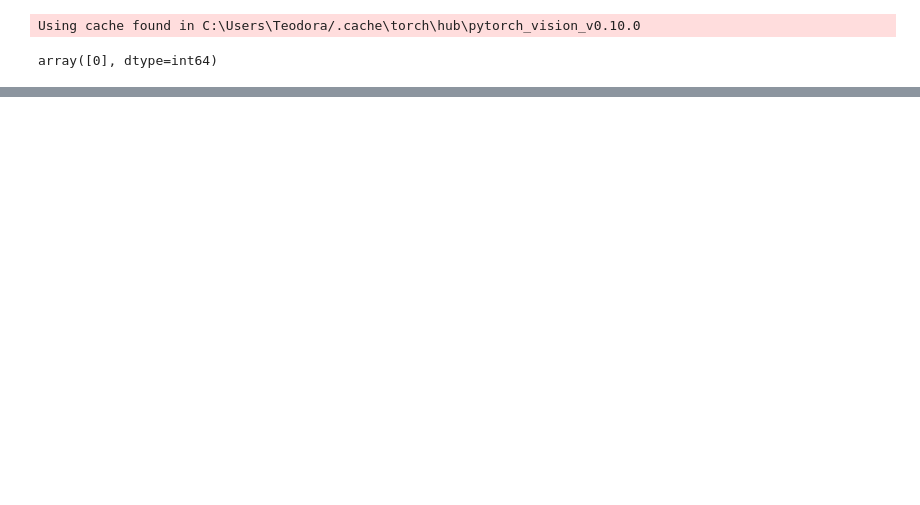
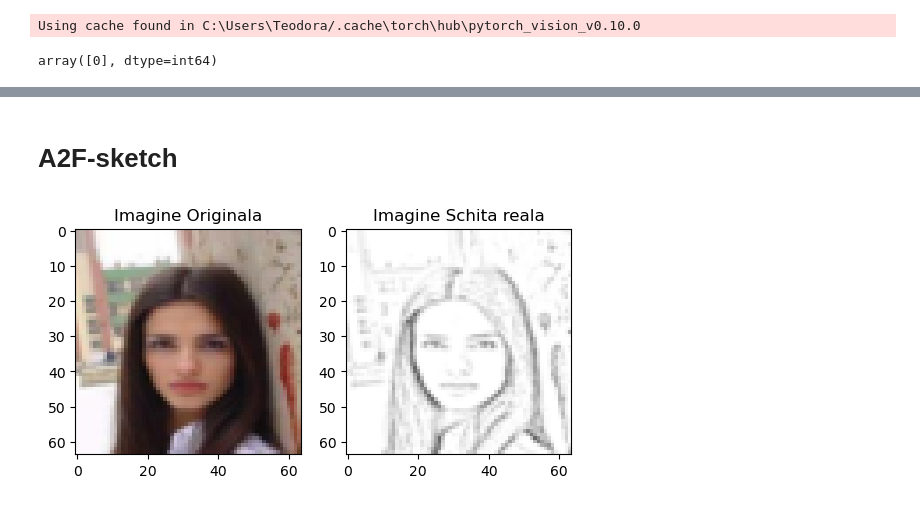
Before and after one commit to teodora-vaman/evaluate-performance, a Jupyter notebook: gender_recogn.ipynb, the cells around one changed output, grey strips where cells are left out. Drawn from its saved outputs; the diff is of its cells as text; code cells hidden in the pictures; blank space fills up the shorter version.

```diff
--- a/gender_recogn.ipynb
+++ b/gender_recogn.ipynb
@@ -399,0 +400,70 @@ Accuracy  - Female attribute + Glasses: 91.46273821592331 %
+# %% [markdown]
+# A2F-sketch
+# %%
+ATTR_DIM = 4
+resize =  transforms.Compose([
+                                transforms.ToPILImage(),
+                                transforms.Resize([64,64])])
+
+def read_images(index, display=1):
+    EXCEL_PATH = "E:\Lucru\Dizertatie\Cod\Face_Synthesis\Database\celebA_medium.xlsx"
+    DATASET_PATH = "E:\Lucru\Dizertatie\Cod\Face_Synthesis\Database\medium_dataset\\"
+    SKETCH_DATASET_PATH = "E:\Lucru\Dizertatie\Cod\Face_Synthesis\Database\medium_dataset_sketch\\"
+
+    resize =  transforms.Compose([
+                                transforms.ToPILImage(),
+                                transforms.Resize([64,64])])
+
+    transf = transforms.Compose([
+                                transforms.ToPILImage(),
+                                transforms.Resize([64,64]),
+                                transforms.ToTensor()])
+
+    transf_sketch = transforms.Compose([
+                                transforms.ToPILImage(),
+                                transforms.Resize([64,64]),
+                                transforms.ToTensor()])
+
+    df = pd.read_excel(EXCEL_PATH)
+    data = df["image_id"]
+    labels = df.iloc[:, 1:(ATTR_DIM + 1)]
+    # labels = df["Male"]
+
+    # index = 17
+
+    # 25 - nice female
+    # 31 - male
+
+    img = cv2.imread(DATASET_PATH + data[index])
+    # img = cv2.imread('E:\Lucru\Dizertatie\Cod\Image-to-Sketch\source\\Vaman_Teodora.jpg')
+    img = cv2.cvtColor(img, cv2.COLOR_BGR2RGB)
+
+    sketch_img = cv2.imread(SKETCH_DATASET_PATH + data[index])
+    # sketch_img = cv2.imread('E:\Lucru\Dizertatie\Cod\Image-to-Sketch\destination\\Vaman_Teodora.jpg')
+    sketch_img = cv2.cvtColor(sketch_img, cv2.COLOR_BGR2RGB)
+
+    batch_data = img
+    batch_data = transf(batch_data)
+
+    batch_sketch_data = sketch_img
+    batch_sketch_data = transf_sketch(batch_sketch_data)
+
+    batch_labels = labels.iloc[index].values
+    pil_img = resize(img)
+    pil_img_sketch = resize(sketch_img)
+    if display == 1 :
+        plt.figure()
+        plt.subplot(1, 2, 1)
+        plt.title("Imagine Originala")
+        plt.imshow(np.asarray(pil_img))
+        plt.subplot(1, 2, 2)
+        plt.imshow(np.asarray(pil_img_sketch))
+        plt.title("Imagine Schita reala")
+
+    # print(f"Attributes [Gender Smiling Eyeglasses No_Beard] = {labels.iloc[index].values}")
+    # Gender Smiling Eyeglasses No_Beard
+    return batch_sketch_data, batch_data, batch_labels, np.asarray(pil_img)
+
+sketch_img, img, labels, show_img = read_images(25)
+# %% [output]
+[figure, added]
```
Also changed, not shown: parts of 9 cells of this notebook, 4 other files.
